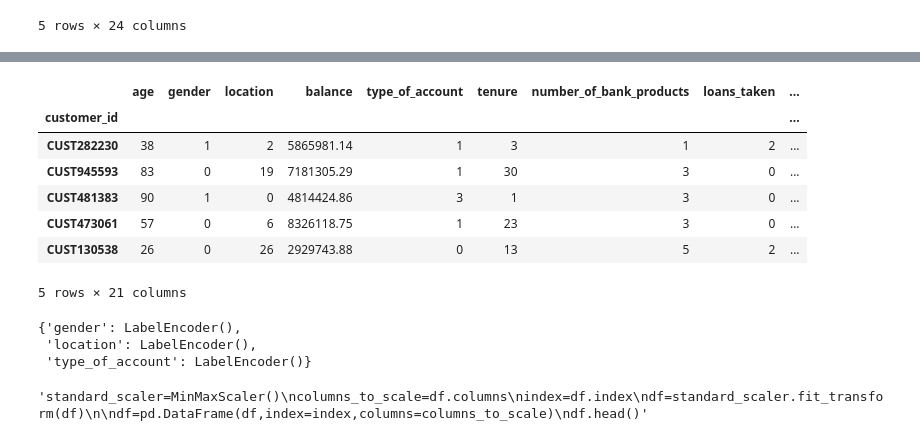
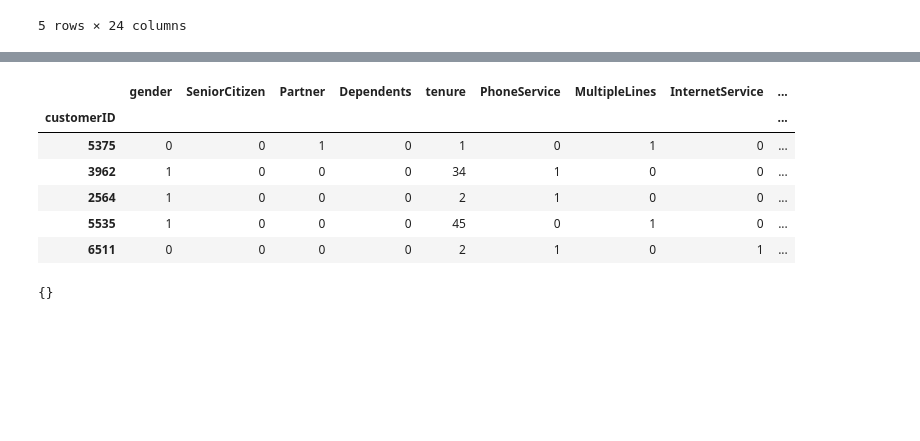
Before and after one commit to carlo99999/F-ckVibeCode, a Jupyter notebook: 4. Customer Churn Predictor/building model.ipynb, the cells around one changed output, grey strips where cells are left out. Drawn from its saved outputs; the diff is of its cells as text; code cells hidden in the pictures; blank space fills up the shorter version.

Commit message:
feat:added gitignore and solved problem with dataset

```diff
--- a/4. Customer Churn Predictor/building model.ipynb
+++ b/4. Customer Churn Predictor/building model.ipynb
@@ -5,3 +1,7 @@ data_path= 'Churn_Modelling.csv'
+# %%
+import pandas as pd
+## downloaded from https://www.kaggle.com/datasets/blastchar/telco-customer-churn
+data_path= 'datas/WA_Fn-UseC_-Telco-Customer-Churn.csv'
 # %%
 df=pd.read_csv(data_path)
 # %%
@@ -69,9 +83,8 @@ df=df.drop(columns=['transaction_history'])
 df.to_csv('bank_data_with_features.csv',index=False)
 # %%
 from sklearn.preprocessing import MinMaxScaler,LabelEncoder
-df.index=df["customer_id"]
-df=df.drop(columns=["customer_id"])
-df=df.drop(columns=["name"])
+df.index=df["customerID"]
+df.drop(columns=["customerID"],inplace=True)
 # %%
 categorical_columns=[col for col in df.columns if df[col].dtype=='object']
 categorical_columns
@@ -80,33 +113,23 @@ categorical_columns
 # %%
 label_encoders={}
 
 for col in categorical_columns:
-    le=LabelEncoder()
-    df[col]=le.fit_transform(df[col])
-    label_encoders[col]=le
+    if df[col].nunique()<2:
+        continue
+    else:
+        le=LabelEncoder()
+        df[col]=le.fit_transform(df[col])
+        label_encoders[col]=le
 df.head()
 # %% [output]
-|  | age | gender | location | balance | type_of_account | tenure | number_of_bank_products | loans_taken | ... |
-| customer_id |  |  |  |  |  |  |  |  | ... |
-| CUST282230 | 38 | 1 | 2 | 5865981.14 | 1 | 3 | 1 | 2 | ... |
-| CUST945593 | 83 | 0 | 19 | 7181305.29 | 1 | 30 | 3 | 0 | ... |
-| CUST481383 | 90 | 1 | 0 | 4814424.86 | 3 | 1 | 3 | 0 | ... |
-| CUST473061 | 57 | 0 | 6 | 8326118.75 | 1 | 23 | 3 | 0 | ... |
-| CUST130538 | 26 | 0 | 26 | 2929743.88 | 0 | 13 | 5 | 2 | ... |
+|  | gender | SeniorCitizen | Partner | Dependents | tenure | PhoneService | MultipleLines | InternetService | ... |
+| customerID |  |  |  |  |  |  |  |  | ... |
+| 5375 | 0 | 0 | 1 | 0 | 1 | 0 | 1 | 0 | ... |
+| 3962 | 1 | 0 | 0 | 0 | 34 | 1 | 0 | 0 | ... |
+| 2564 | 1 | 0 | 0 | 0 | 2 | 1 | 0 | 0 | ... |
+| 5535 | 1 | 0 | 0 | 0 | 45 | 0 | 1 | 0 | ... |
+| 6511 | 0 | 0 | 0 | 0 | 2 | 1 | 0 | 1 | ... |
-5 rows × 21 columns
 # %%
 label_encoders
 # %% [output]
-{'gender': LabelEncoder(),
- 'location': LabelEncoder(),
- 'type_of_account': LabelEncoder()}
+{}
-# %%
-"""standard_scaler=MinMaxScaler()
-columns_to_scale=df.columns
-index=df.index
-df=standard_scaler.fit_transform(df)
-
-df=pd.DataFrame(df,index=index,columns=columns_to_scale)
-df.head()"""
-# %% [output]
-'standard_scaler=MinMaxScaler()\ncolumns_to_scale=df.columns\nindex=df.index\ndf=standard_scaler.fit_transform(df)\n\ndf=pd.DataFrame(df,index=index,columns=columns_to_scale)\ndf.head()'
```
Also changed, not shown: parts of 32 cells of this notebook, 3 other files.
